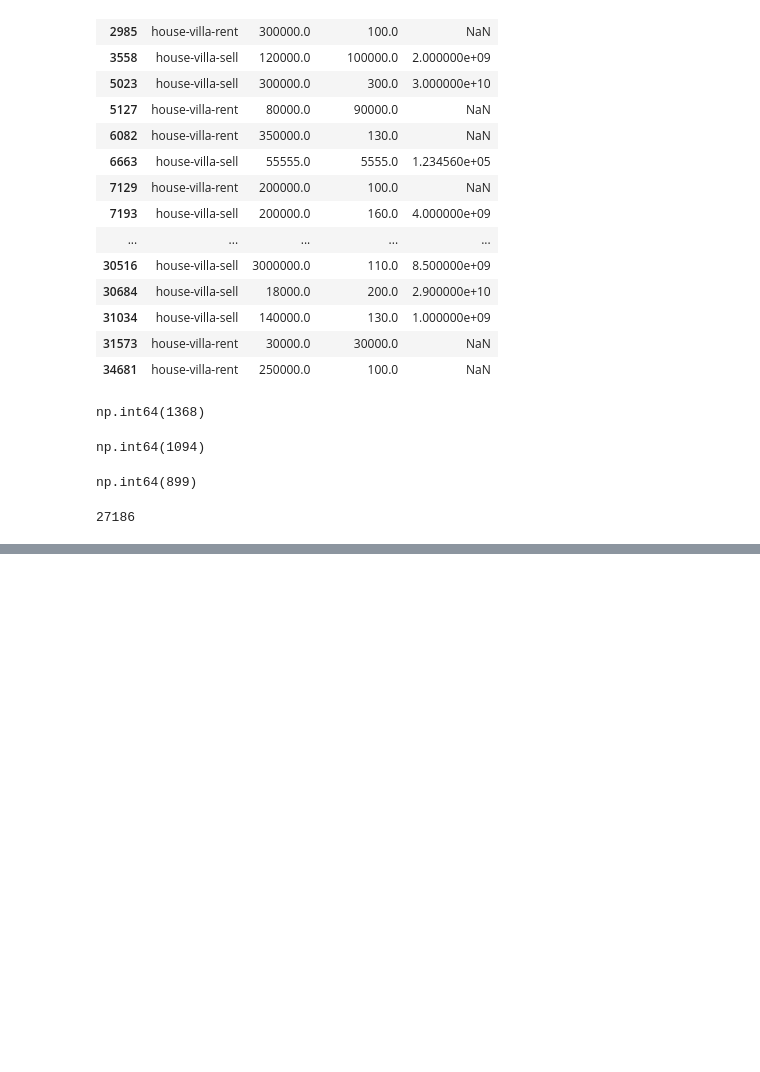
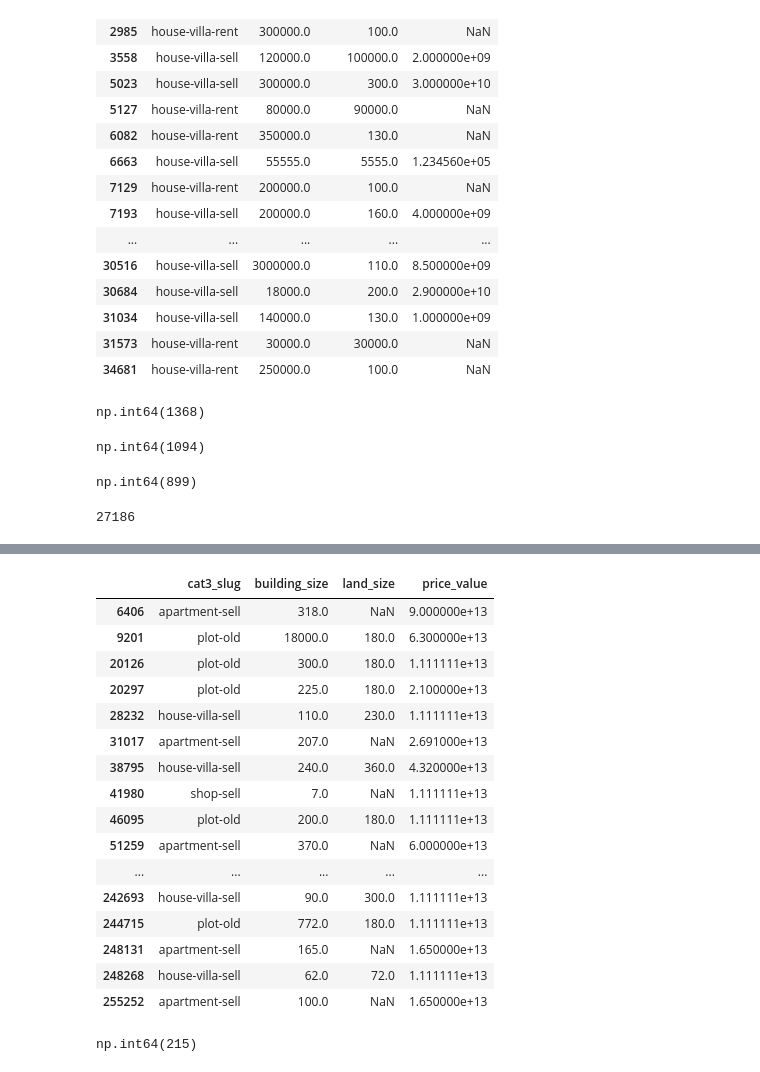
Before and after one commit to maslri/divar-real-estate-ml, a Jupyter notebook: notebooks/17-prediction-model.ipynb, the cells around one changed output, grey strips where cells are left out. Cells and saved outputs as stored; diff of their text form; code cells hidden in the pictures; blank space fills up the shorter version.

```diff
--- a/notebooks/17-prediction-model.ipynb
+++ b/notebooks/17-prediction-model.ipynb
@@ -944,3 +944,9 @@ invalid = df[
 len(invalid)
 # %% [output]
 27186
+# %%
+df.loc[df["land_size"] > 100_000, "land_size"] = pd.NA
+
+df["land_size"] = df.groupby("cat3_slug")["land_size"].transform(
+    lambda s: s.fillna(s.median())
+)
@@ -946,0 +1007,2 @@ len(invalid)
+# %%
+df.loc[df["price_value"] == 0, "price_value"] = pd.NA
@@ -946,0 +1023,28 @@ len(invalid)
+# %%
+(
+    df[df["price_value"] >= 1e13][
+        ["cat3_slug", "building_size", "land_size", "price_value"]
+    ].head(50)
+)
+# %% [output]
+|  | cat3_slug | building_size | land_size | price_value |
+| 6406 | apartment-sell | 318.0 | NaN | 9.000000e+13 |
+| 9201 | plot-old | 18000.0 | 180.0 | 6.300000e+13 |
+| 20126 | plot-old | 300.0 | 180.0 | 1.111111e+13 |
+| 20297 | plot-old | 225.0 | 180.0 | 2.100000e+13 |
+| 28232 | house-villa-sell | 110.0 | 230.0 | 1.111111e+13 |
+| 31017 | apartment-sell | 207.0 | NaN | 2.691000e+13 |
+| 38795 | house-villa-sell | 240.0 | 360.0 | 4.320000e+13 |
+| 41980 | shop-sell | 7.0 | NaN | 1.111111e+13 |
+| 46095 | plot-old | 200.0 | 180.0 | 1.111111e+13 |
+| 51259 | apartment-sell | 370.0 | NaN | 6.000000e+13 |
+| ... | ... | ... | ... | ... |
+| 242693 | house-villa-sell | 90.0 | 300.0 | 1.111111e+13 |
+| 244715 | plot-old | 772.0 | 180.0 | 1.111111e+13 |
+| 248131 | apartment-sell | 165.0 | NaN | 1.650000e+13 |
+| 248268 | house-villa-sell | 62.0 | 72.0 | 1.111111e+13 |
+| 255252 | apartment-sell | 100.0 | NaN | 1.650000e+13 |
+# %%
+(df["price_value"] >= 1e13).sum()
+# %% [output]
+np.int64(215)
```
Also changed, not shown: parts of 87 cells of this notebook, 4 other files.
